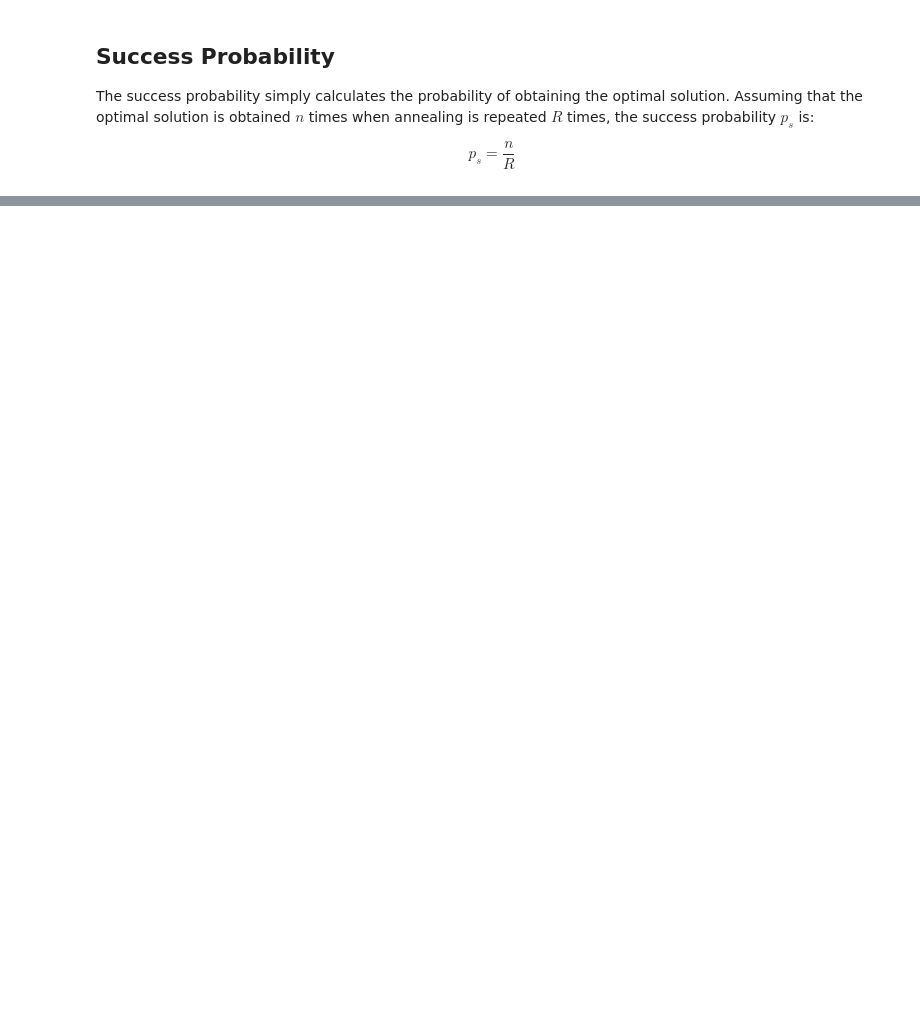
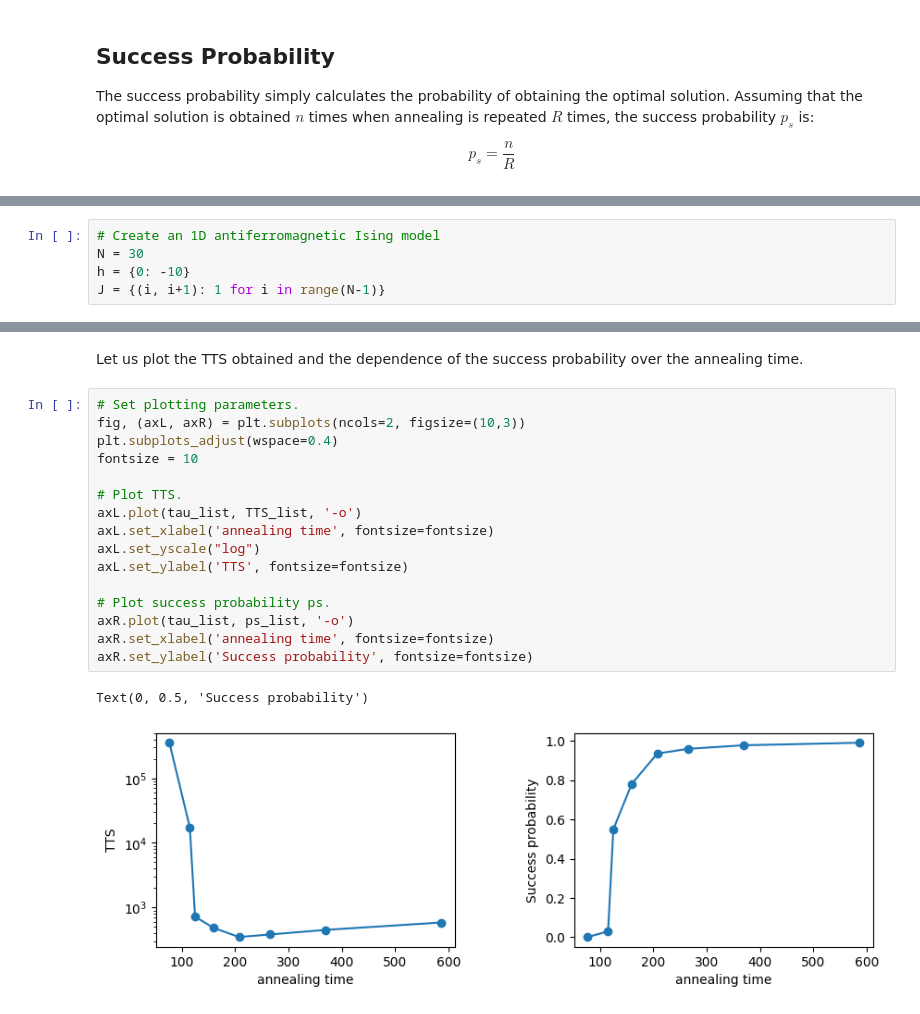
Before and after one commit to OpenJij/OpenJij, a Jupyter notebook: docs/tutorial/en/004-Evaluation.ipynb, the cells around one changed output, grey strips where cells are left out. Cells and saved outputs as stored; diff of their text form; blank space fills up the shorter version.

```diff
--- a/docs/tutorial/en/004-Evaluation.ipynb
+++ b/docs/tutorial/en/004-Evaluation.ipynb
@@ -83,0 +111,5 @@ Since the annealing algorithm is an algorithm for which there exists an asymptot
+# %%
+# Create an 1D antiferromagnetic Ising model
+N = 30
+h = {0: -10}
+J = {(i, i+1): 1 for i in range(N-1)}
@@ -83,0 +172,21 @@ Since the annealing algorithm is an algorithm for which there exists an asymptot
+# %% [markdown]
+Let us plot the TTS obtained and the dependence of the success probability over the annealing time.
+# %%
+# Set plotting parameters.
+fig, (axL, axR) = plt.subplots(ncols=2, figsize=(10,3))
+plt.subplots_adjust(wspace=0.4)
+fontsize = 10
+
+# Plot TTS.
+axL.plot(tau_list, TTS_list, '-o')
+axL.set_xlabel('annealing time', fontsize=fontsize)
+axL.set_yscale("log")
+axL.set_ylabel('TTS', fontsize=fontsize)
+
+# Plot success probability ps.
+axR.plot(tau_list, ps_list, '-o')
+axR.set_xlabel('annealing time', fontsize=fontsize)
+axR.set_ylabel('Success probability', fontsize=fontsize)
+# %% [output]
+Text(0, 0.5, 'Success probability')
+[figure, added]
```
Also changed, not shown: parts of 26 cells of this notebook.
